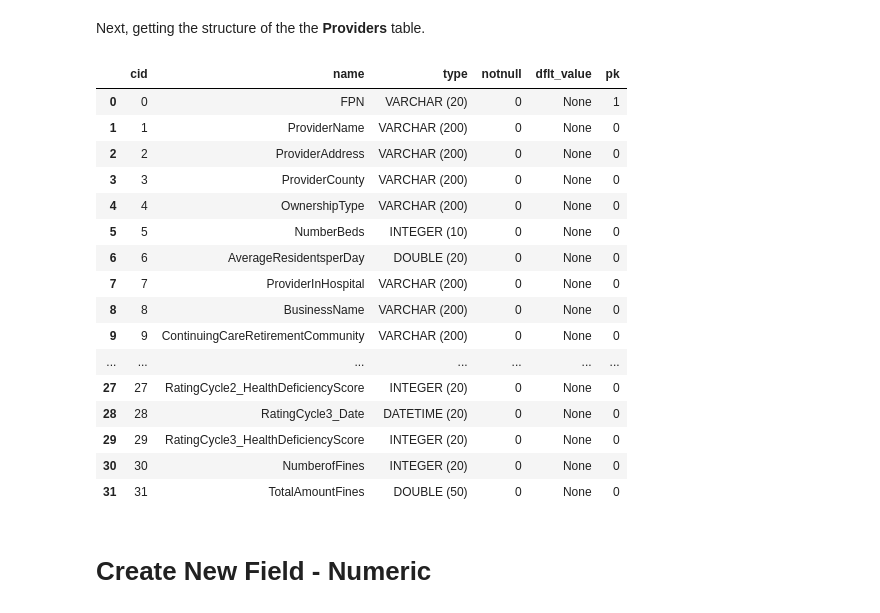
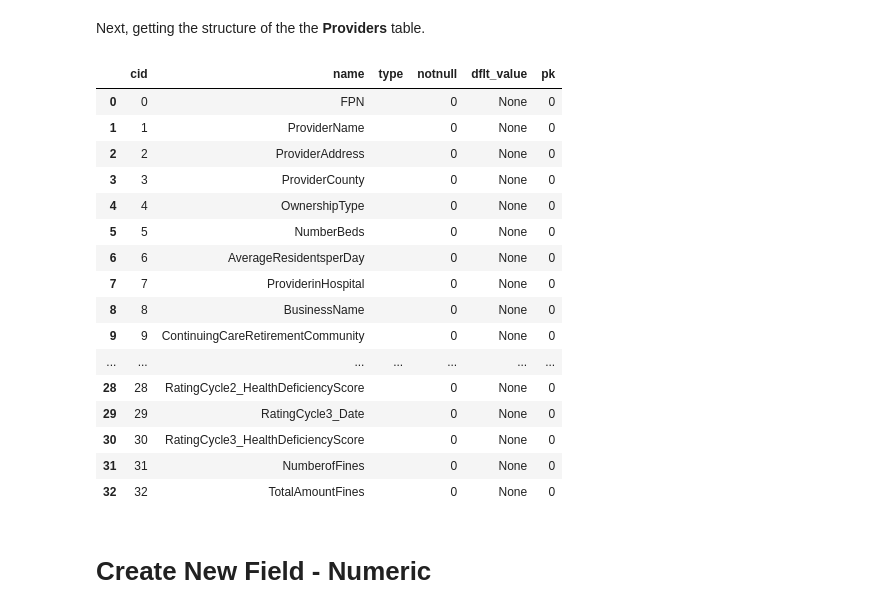
Before and after one commit to yardsale8/DSCI325, a Jupyter notebook: Module3_Part3_SQL.ipynb, the cells around one changed output. Cells and saved outputs as stored; diff of their text form; code cells hidden in the pictures.

```diff
--- a/Module3_Part3_SQL.ipynb
+++ b/Module3_Part3_SQL.ipynb
@@ -87,35 +88,35 @@ df.head()
 Next, getting the structure of the the <strong>Providers</strong> table.
 # %%
 #Making a connection
-connect_db = sqlite3.connect("/content/sample_data/NursingHomes.db")
+connect_db = sqlite3.connect("/content/sample_data/NursingHomes_Providers.db")
 
 #SQL Statement
 df = pd.read_sql_query(
                         "PRAGMA table_info(Providers)"
                           , connect_db)
 #Closing the connection
 connect_db.close()
 
 #Using pandas to show output
 df.head(50)
 # %% [output]
 |  | cid | name | type | notnull | dflt_value | pk |
-| 0 | 0 | FPN | VARCHAR (20) | 0 | None | 1 |
-| 1 | 1 | ProviderName | VARCHAR (200) | 0 | None | 0 |
-| 2 | 2 | ProviderAddress | VARCHAR (200) | 0 | None | 0 |
-| 3 | 3 | ProviderCounty | VARCHAR (200) | 0 | None | 0 |
-| 4 | 4 | OwnershipType | VARCHAR (200) | 0 | None | 0 |
-| 5 | 5 | NumberBeds | INTEGER (10) | 0 | None | 0 |
-| 6 | 6 | AverageResidentsperDay | DOUBLE (20) | 0 | None | 0 |
-| 7 | 7 | ProviderInHospital | VARCHAR (200) | 0 | None | 0 |
-| 8 | 8 | BusinessName | VARCHAR (200) | 0 | None | 0 |
-| 9 | 9 | ContinuingCareRetirementCommunity | VARCHAR (200) | 0 | None | 0 |
+| 0 | 0 | FPN |  | 0 | None | 0 |
+| 1 | 1 | ProviderName |  | 0 | None | 0 |
+| 2 | 2 | ProviderAddress |  | 0 | None | 0 |
+| 3 | 3 | ProviderCounty |  | 0 | None | 0 |
+| 4 | 4 | OwnershipType |  | 0 | None | 0 |
+| 5 | 5 | NumberBeds |  | 0 | None | 0 |
+| 6 | 6 | AverageResidentsperDay |  | 0 | None | 0 |
+| 7 | 7 | ProviderinHospital |  | 0 | None | 0 |
+| 8 | 8 | BusinessName |  | 0 | None | 0 |
+| 9 | 9 | ContinuingCareRetirementCommunity |  | 0 | None | 0 |
 | ... | ... | ... | ... | ... | ... | ... |
-| 27 | 27 | RatingCycle2_HealthDeficiencyScore | INTEGER (20) | 0 | None | 0 |
-| 28 | 28 | RatingCycle3_Date | DATETIME (20) | 0 | None | 0 |
-| 29 | 29 | RatingCycle3_HealthDeficiencyScore | INTEGER (20) | 0 | None | 0 |
-| 30 | 30 | NumberofFines | INTEGER (20) | 0 | None | 0 |
-| 31 | 31 | TotalAmountFines | DOUBLE (50) | 0 | None | 0 |
+| 28 | 28 | RatingCycle2_HealthDeficiencyScore |  | 0 | None | 0 |
+| 29 | 29 | RatingCycle3_Date |  | 0 | None | 0 |
+| 30 | 30 | RatingCycle3_HealthDeficiencyScore |  | 0 | None | 0 |
+| 31 | 31 | NumberofFines |  | 0 | None | 0 |
+| 32 | 32 | TotalAmountFines |  | 0 | None | 0 |
 # %% [markdown]
 # Create New Field - Numeric
 # %% [markdown]
```
Also changed, not shown: parts of 17 cells of this notebook.
